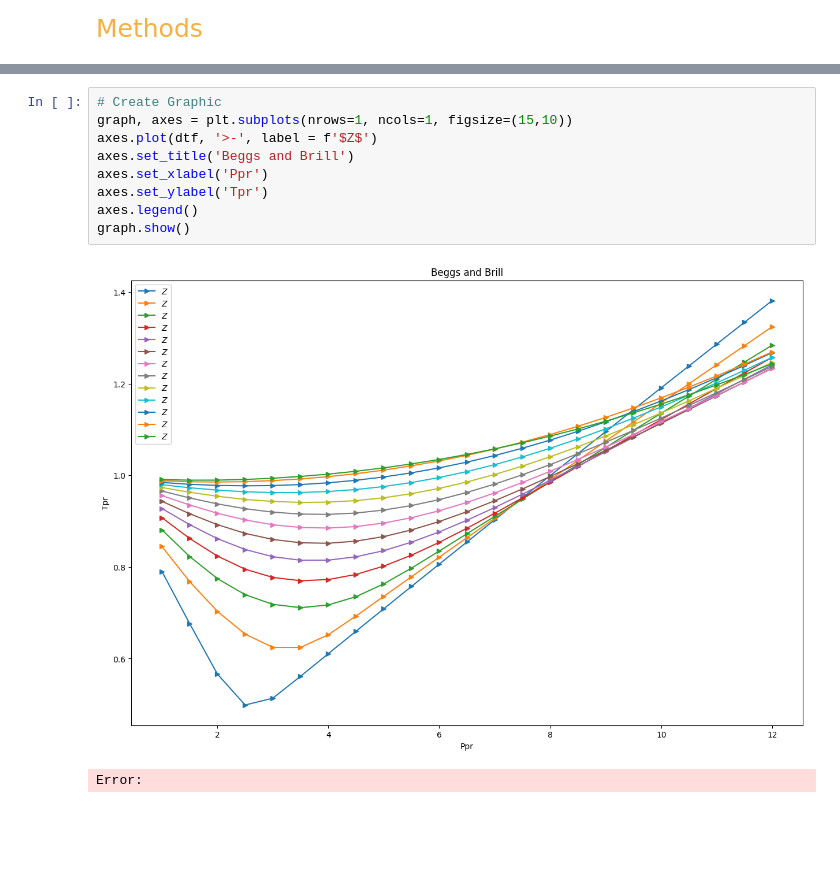
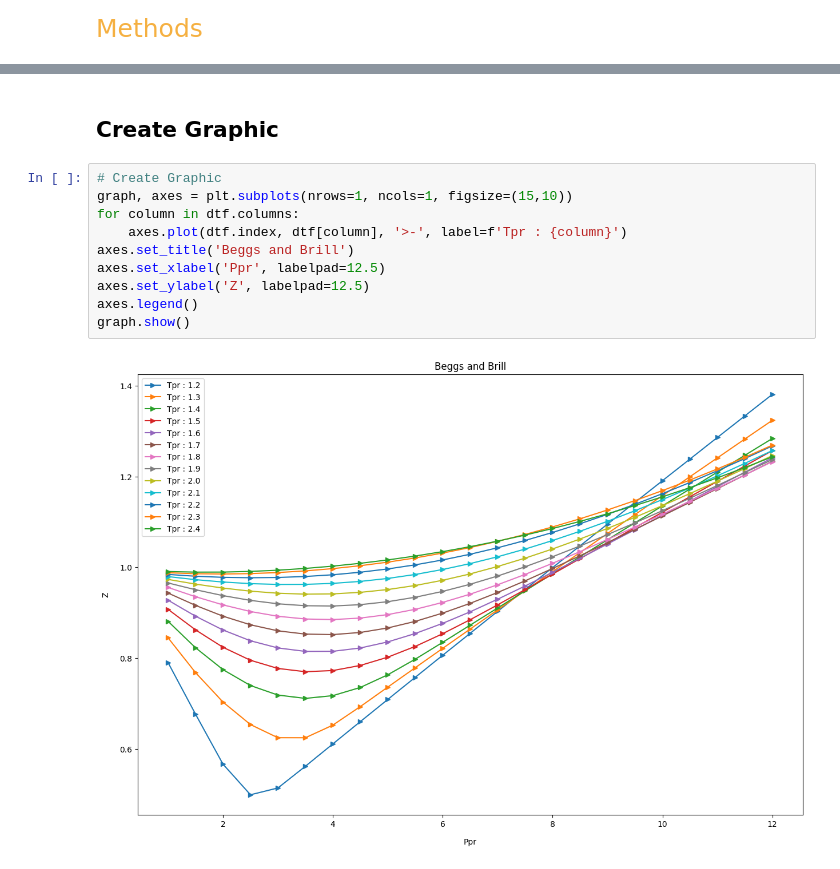
Before and after one commit to HazelHec/Test_Python, a Jupyter notebook: facultad/begsAndBrill.ipynb, the cells around one changed output, grey strips where cells are left out. Cells and saved outputs as stored; diff of their text form; blank space fills up the shorter version.

```diff
--- a/facultad/begsAndBrill.ipynb
+++ b/facultad/begsAndBrill.ipynb
@@ -59,12 +50,14 @@ dtf
+# %% [markdown]
+## Create Graphic
 # %%
 # Create Graphic
 graph, axes = plt.subplots(nrows=1, ncols=1, figsize=(15,10))
-axes.plot(dtf, '>-', label = f'$Z$')
+for column in dtf.columns:
+    axes.plot(dtf.index, dtf[column], '>-', label=f'Tpr : {column}')
 axes.set_title('Beggs and Brill')
-axes.set_xlabel('Ppr')
-axes.set_ylabel('Tpr')
+axes.set_xlabel('Ppr', labelpad=12.5)
+axes.set_ylabel('Z', labelpad=12.5)
 axes.legend()
 graph.show()
 # %% [output]
-[figure, old version]
+[figure, new version]
-Error:
```
Also changed, not shown: parts of 5 cells of this notebook, 2 other files.
